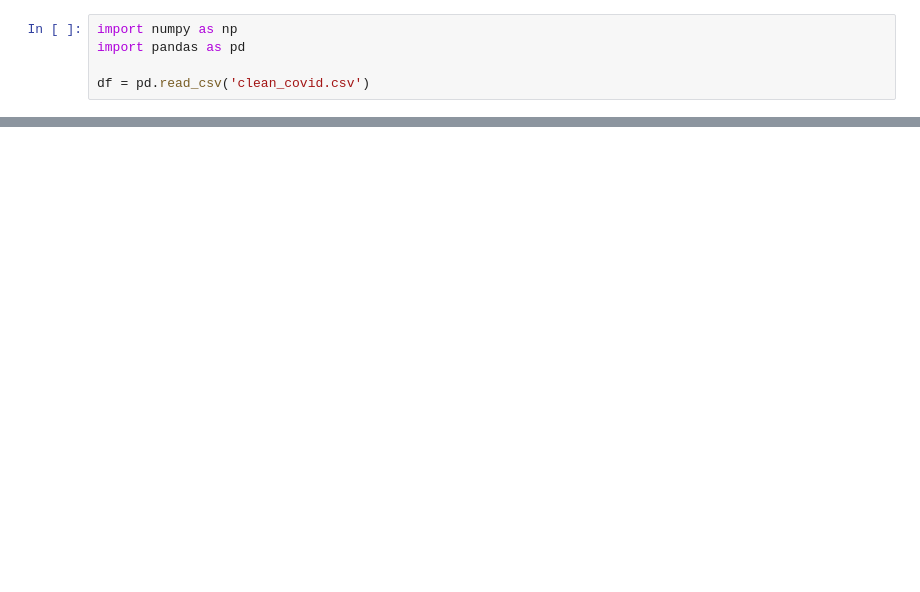
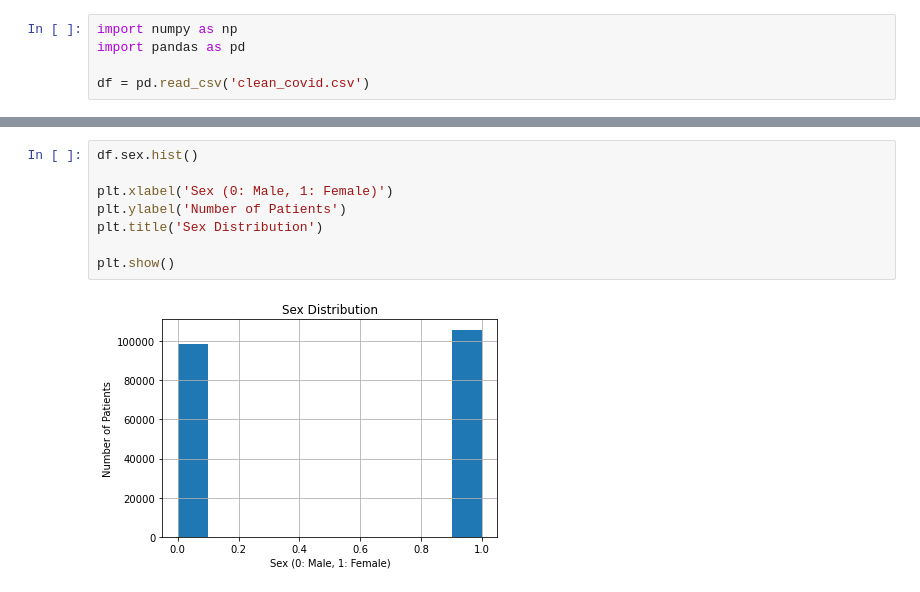
Before and after one commit to MelissaMullenUNH/Melissa-COMP740, a Jupyter notebook: project/project.ipynb, the cells around one changed output, grey strips where cells are left out. Drawn from its saved outputs; the diff is of its cells as text; blank space fills up the shorter version.

```diff
--- a/project/project.ipynb
+++ b/project/project.ipynb
@@ -15,0 +155,10 @@ df.head()
+# %%
+df.sex.hist()
+
+plt.xlabel('Sex (0: Male, 1: Female)')
+plt.ylabel('Number of Patients')
+plt.title('Sex Distribution')
+
+plt.show()
+# %% [output]
+[figure, added]
```
Also changed, not shown: parts of 30 cells of this notebook.
